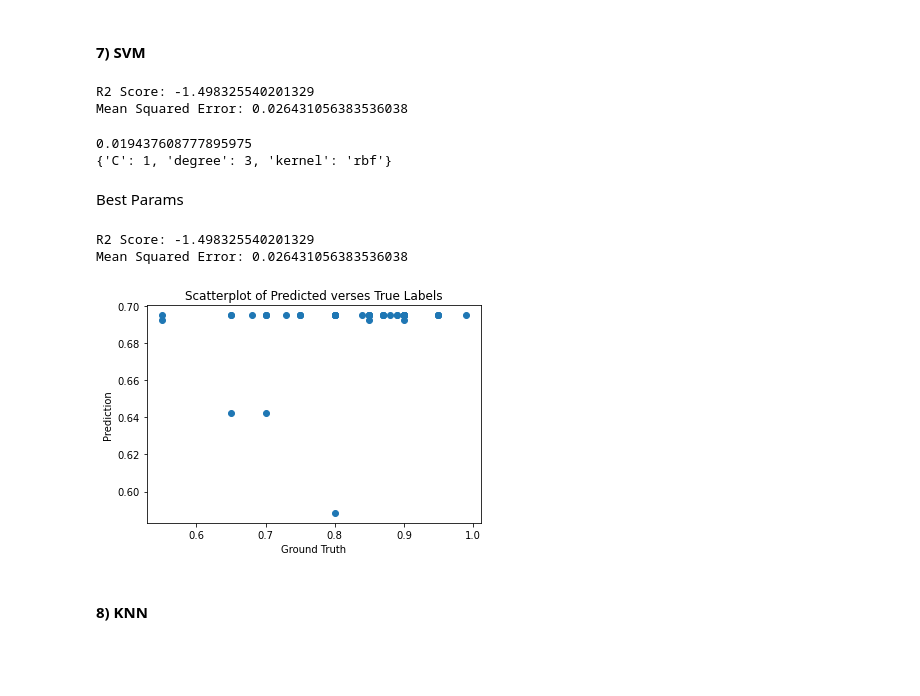
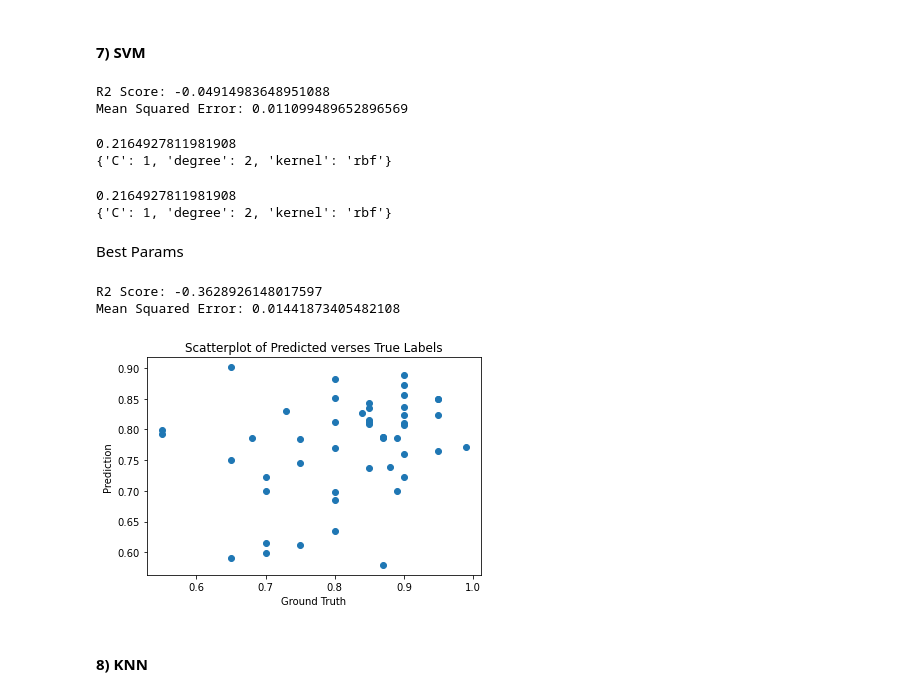
Before and after one commit to amandahutter/Movies-Analysis, a Jupyter notebook: Movies.ipynb, the cells around one changed output. Cells and saved outputs as stored; diff of their text form; code cells hidden in the pictures; blank space fills up the shorter version.

```diff
--- a/Movies.ipynb
+++ b/Movies.ipynb
@@ -2715,16 +2759,19 @@ Mean Squared Error: 0.026431056383536038
 # %% [markdown]
 #### 7) SVM
 # %%
+sc = StandardScaler()
+X_Train_6_sc = sc.fit_transform(X_Train_6)
+X_Test_6_sc = sc.transform(X_Test_6)
 
 svm_model = SVR(C = 1.0, kernel = 'rbf', degree = 3)
-svm_model.fit(X_Train_6, Y_Train_6)
-Y_Test_red = svm_model.predict(X_Test_6)
+svm_model.fit(X_Train_6_sc, Y_Train_6)
+Y_Test_red = svm_model.predict(X_Test_6_sc)
 
 print("R2 Score:", r2_score(Y_Test_6, Y_Test_Pred))
 print("Mean Squared Error:",mean_squared_error(Y_Test_6, Y_Test_Pred))
 # %% [output]
-R2 Score: -1.498325540201329
-Mean Squared Error: 0.026431056383536038
+R2 Score: -0.04914983648951088
+Mean Squared Error: 0.011099489652896569
 # %%
 def make_GridSearchCV_SVM(X_Train, Y_Train):
 
@@ -2744,30 +2791,47 @@ def make_GridSearchCV_SVM(X_Train, Y_Train):
     classifier =  classifier.fit(X_Train, Y_Train)
     print(classifier.best_score_)
     print(classifier.best_params_)
-# %%
-make_GridSearchCV_SVM(X_Train_6, Y_Train_6)
-# %% [output]
-0.019437608777895975
-{'C': 1, 'degree': 3, 'kernel': 'rbf'}
+# %%
+sc = StandardScaler()
+X_Train_6_sc = sc.fit_transform(X_Train_6)
+X_Test_6_sc = sc.transform(X_Test_6)
+
+make_GridSearchCV_SVM(X_Train_6_sc, Y_Train_6)
+# %% [output]
+0.2164927811981908
+{'C': 1, 'degree': 2, 'kernel': 'rbf'}
+# %%
+sc = StandardScaler()
+X_Train_6_sc = sc.fit_transform(X_Train_6)
+X_Test_6_sc = sc.transform(X_Test_6)
+
+make_GridSearchCV_SVM(X_Train_6_sc, Y_Train_6)
+# %% [output]
+0.2164927811981908
+{'C': 1, 'degree': 2, 'kernel': 'rbf'}
 # %% [markdown]
 Best Params
 # %%
-svm_model = SVR(C = 1.0, kernel = 'rbf', degree = 3)
-svm_model.fit(X_Train_6, Y_Train_6)
-Y_Test_red = svm_model.predict(X_Test_6)
+sc = StandardScaler()
+X_Train_6_sc = sc.fit_transform(X_Train_6)
+X_Test_6_sc = sc.transform(X_Test_6)
+
+svm_model = SVR(C = 1.0, kernel = 'rbf', degree = 2)
+svm_model.fit(X_Train_6_sc, Y_Train_6)
+Y_Test_Pred = svm_model.predict(X_Test_6_sc)
 
 print("R2 Score:", r2_score(Y_Test_6, Y_Test_Pred))
 print("Mean Squared Error:",mean_squared_error(Y_Test_6, Y_Test_Pred))
 
 plt.scatter(Y_Test_6, Y_Test_Pred)
 plt.title('Scatterplot of Predicted verses True Labels')
 plt.xlabel('Ground Truth')
 plt.ylabel('Prediction')
 plt.show()
 # %% [output]
-R2 Score: -1.498325540201329
-Mean Squared Error: 0.026431056383536038
+R2 Score: -0.3628926148017597
+Mean Squared Error: 0.01441873405482108
-[figure, old version]
+[figure, new version]
 # %% [markdown]
 #### 8) KNN
 # %% [markdown]
```
Also changed, not shown: parts of 20 cells of this notebook.
